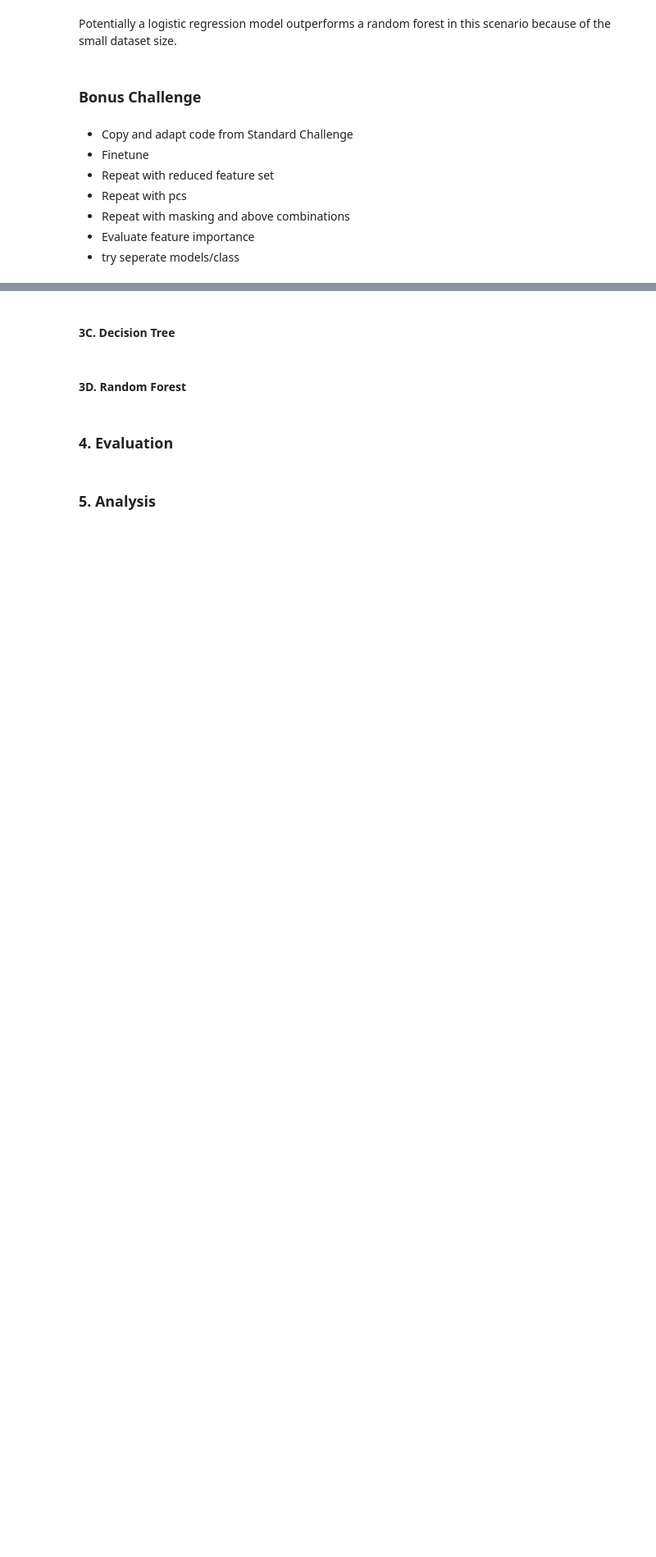
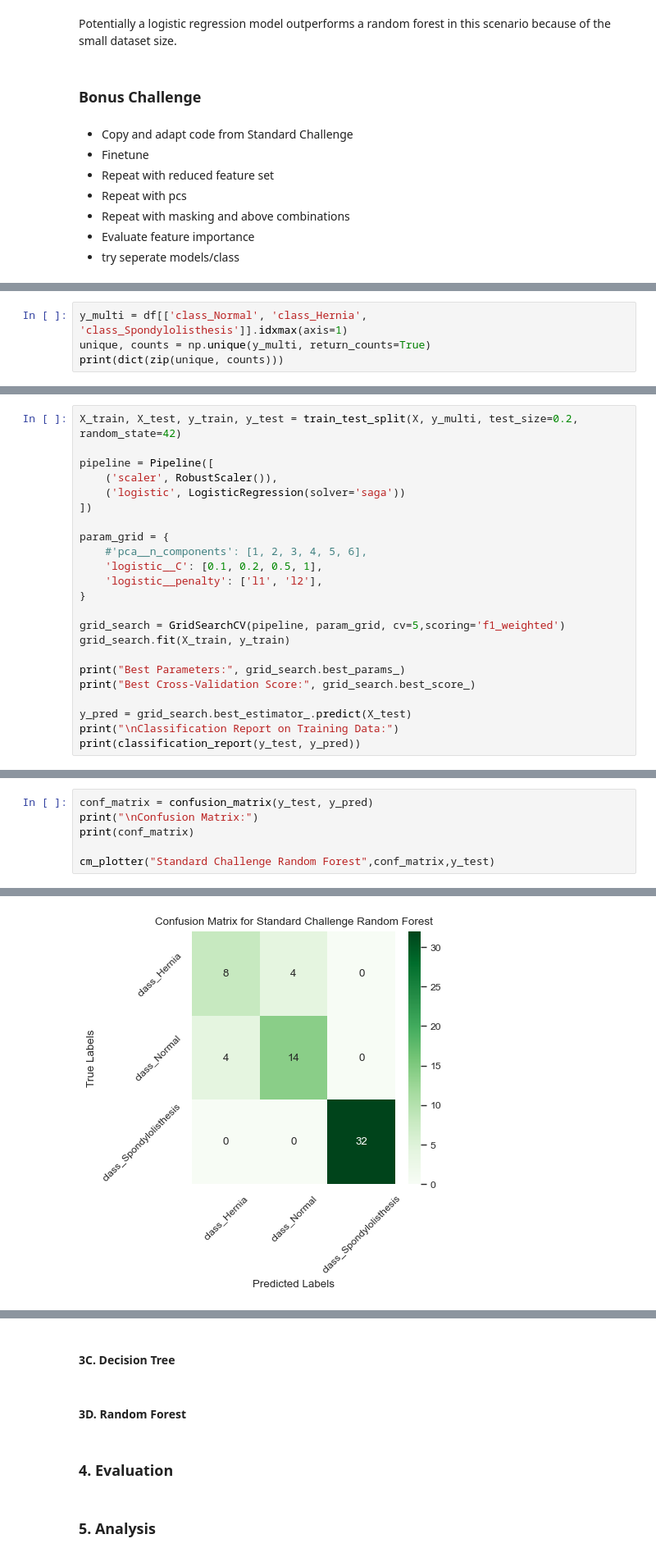
Before and after one commit to yusiGM/StrykerAI2024, a Jupyter notebook: Stryker_AI_Hackathon_YS.ipynb, the cells around one changed output, grey strips where cells are left out. Shown at 82% size. Cells and saved outputs as stored; diff of their text form; blank space fills up the shorter version.

Commit message:
multiclass LR

```diff
--- a/Stryker_AI_Hackathon_YS.ipynb
+++ b/Stryker_AI_Hackathon_YS.ipynb
@@ -1050,0 +1051,4 @@ Potentially a logistic regression model outperforms a random forest in this scen
+# %%
+y_multi = df[['class_Normal', 'class_Hernia', 'class_Spondylolisthesis']].idxmax(axis=1)
+unique, counts = np.unique(y_multi, return_counts=True)
+print(dict(zip(unique, counts)))
@@ -1050,0 +1057,23 @@ Potentially a logistic regression model outperforms a random forest in this scen
+# %%
+X_train, X_test, y_train, y_test = train_test_split(X, y_multi, test_size=0.2, random_state=42)
+
+pipeline = Pipeline([
+    ('scaler', RobustScaler()),
+    ('logistic', LogisticRegression(solver='saga'))
+])
+
+param_grid = {
+    #'pca__n_components': [1, 2, 3, 4, 5, 6],
+    'logistic__C': [0.1, 0.2, 0.5, 1],
+    'logistic__penalty': ['l1', 'l2'],
+}
+
+grid_search = GridSearchCV(pipeline, param_grid, cv=5,scoring='f1_weighted')
+grid_search.fit(X_train, y_train)
+
+print("Best Parameters:", grid_search.best_params_)
+print("Best Cross-Validation Score:", grid_search.best_score_)
+
+y_pred = grid_search.best_estimator_.predict(X_test)
+print("\nClassification Report on Training Data:")
+print(classification_report(y_test, y_pred))
@@ -1050,0 +1094,7 @@ Potentially a logistic regression model outperforms a random forest in this scen
+# %%
+conf_matrix = confusion_matrix(y_test, y_pred)
+print("\nConfusion Matrix:")
+print(conf_matrix)
+
+cm_plotter("Standard Challenge Random Forest",conf_matrix,y_test)
+# %% [output]
@@ -1050,0 +1105 @@ Potentially a logistic regression model outperforms a random forest in this scen
+[figure, added]
```
Also changed, not shown: parts of 17 cells of this notebook.
